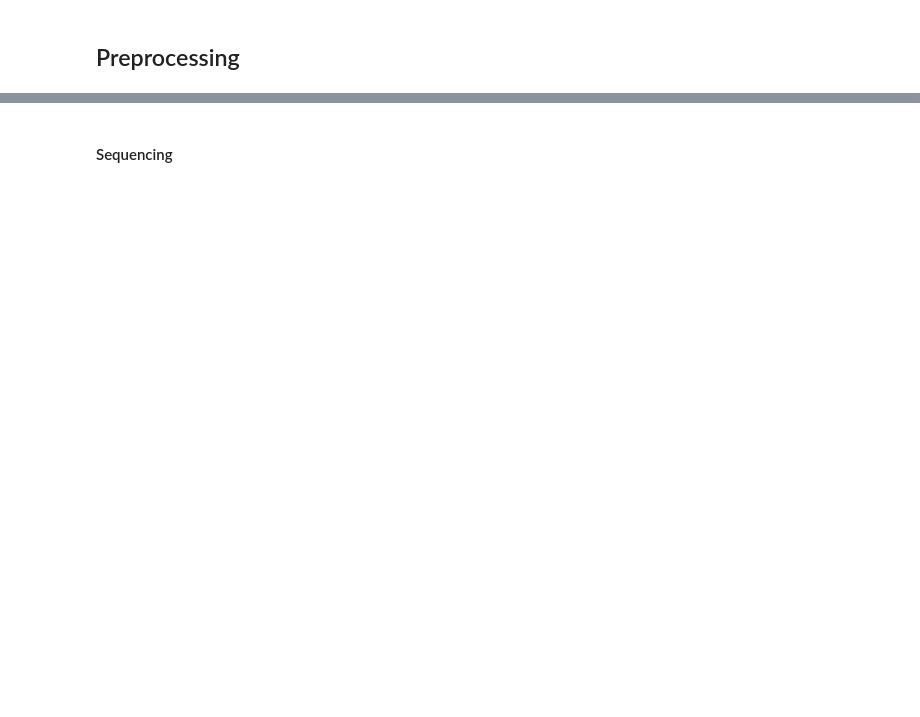
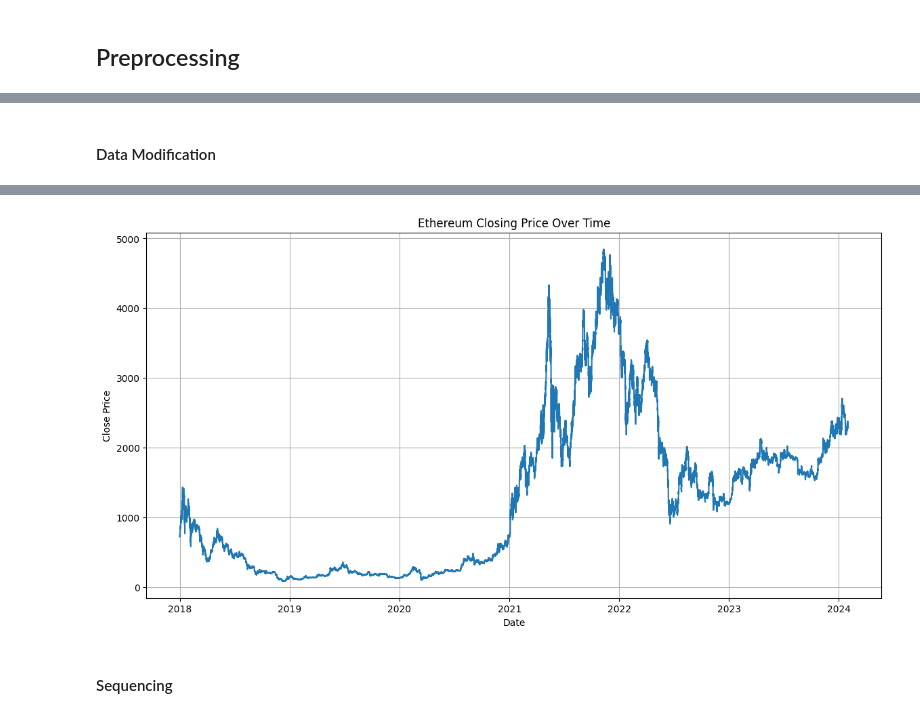
Before and after one commit to DrejCosby/CNIT484, a Jupyter notebook: project/financial_analyzer.ipynb, the cells around one changed output, grey strips where cells are left out. Cells and saved outputs as stored; diff of their text form; code cells hidden in the pictures; blank space fills up the shorter version.

```diff
--- a/project/financial_analyzer.ipynb
+++ b/project/financial_analyzer.ipynb
@@ -97,0 +54,28 @@ date
+# %% [markdown]
+#### Data Modification ####
+# %%
+#Label the important columns and drop the rest
+raw_data.columns = ['date', 'open', 'high', 'low', 'close', 'volume'] + list(raw_data.columns[6:])
+raw_data.drop(raw_data.columns[6:], axis=1, inplace=True)
+
+# Convert the 'date' column to datetime and make it the index
+raw_data['date'] = pd.to_datetime(raw_data['date'])
+raw_data.set_index('date', inplace=True)
+
+# create next close column which will be used for prediction
+raw_data['next_close'] = raw_data['close'].shift(-1)
+#drop last value since itll be NaN
+cleaned_data = raw_data.dropna()
+
+
+print(cleaned_data.head())
+print(cleaned_data.shape)
+
+plt.figure(figsize=(14, 7))
+plt.plot(raw_data['close'])
+plt.title('Ethereum Closing Price Over Time')
+plt.xlabel('Date')
+plt.ylabel('Close Price')
+plt.grid(True)
+plt.show()
+# %% [output]
@@ -98,2 +90,3 @@ date
+[figure, added]
 # %% [markdown]
 #### Sequencing ####
```
Also changed, not shown: parts of 32 cells of this notebook, 1 other file.
